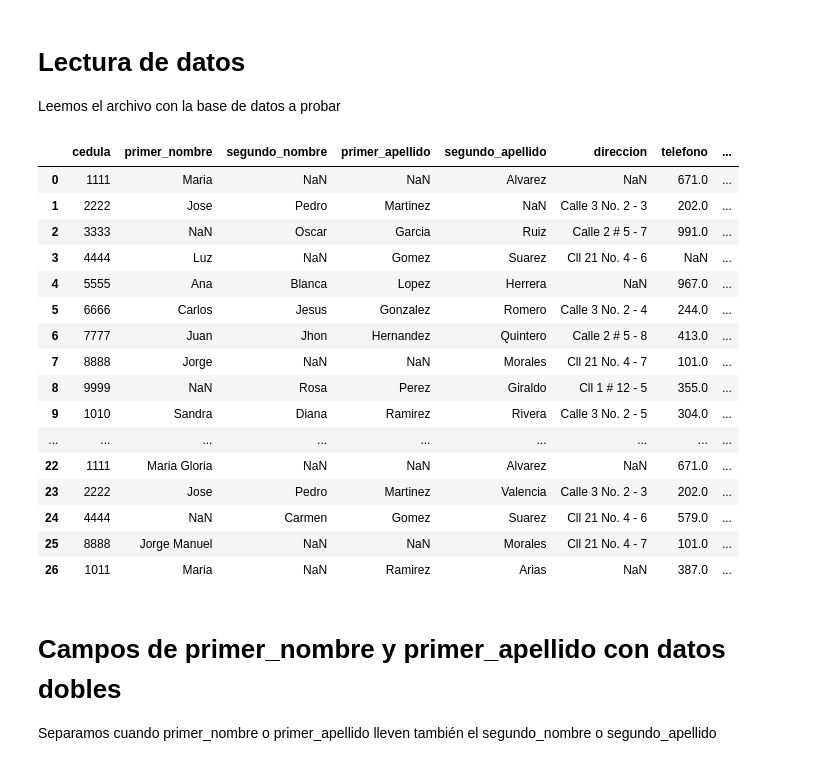
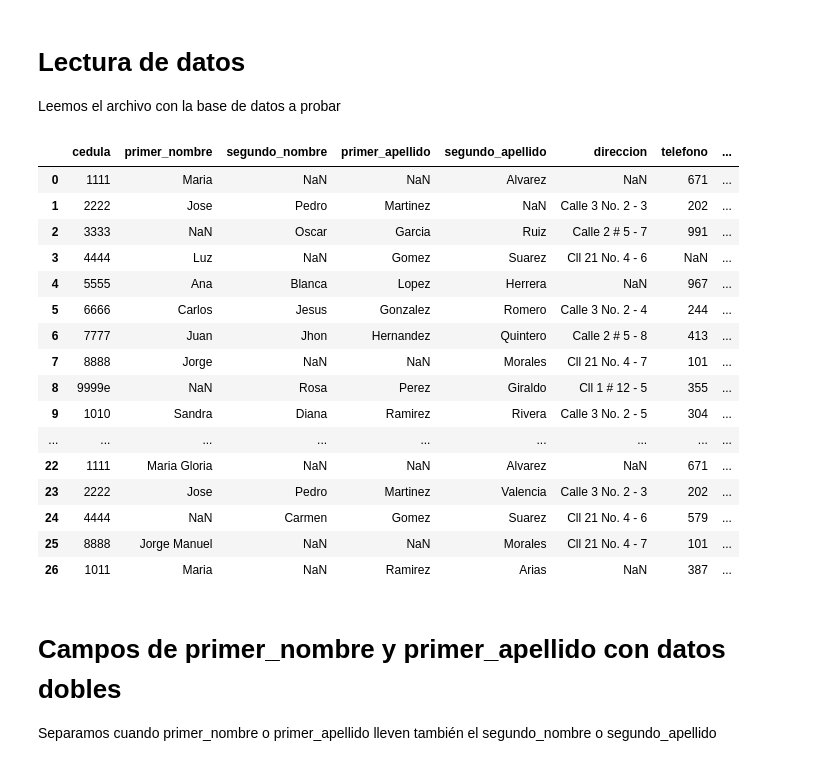
Before and after one commit to ARJ48/ingesoft2, a Jupyter notebook: limpieza_basica_duplicados_Python.ipynb, the cells around one changed output. Drawn from its saved outputs; the diff is of its cells as text; code cells hidden in the pictures.

```diff
--- a/limpieza_basica_duplicados_Python.ipynb
+++ b/limpieza_basica_duplicados_Python.ipynb
@@ -5,28 +6,35 @@ import numpy as np
 # %% [markdown]
 # Lectura de datos
 Leemos el archivo con la base de datos a probar
-# %%
-# Lectura de datos
-df = pd.read_csv("bd_pruebas.csv", delimiter=";")
-df
-# %% [output]
-|  | cedula | primer_nombre | segundo_nombre | primer_apellido | segundo_apellido | direccion | telefono | ... |
-| 0 | 1111 | Maria | NaN | NaN | Alvarez | NaN | 671.0 | ... |
-| 1 | 2222 | Jose | Pedro | Martinez | NaN | Calle 3 No. 2 - 3 | 202.0 | ... |
-| 2 | 3333 | NaN | Oscar | Garcia | Ruiz | Calle 2 # 5 - 7 | 991.0 | ... |
-| 3 | 4444 | Luz | NaN | Gomez | Suarez | Cll 21 No. 4 - 6 | NaN | ... |
-| 4 | 5555 | Ana | Blanca | Lopez | Herrera | NaN | 967.0 | ... |
-| 5 | 6666 | Carlos | Jesus | Gonzalez | Romero | Calle 3 No. 2 - 4 | 244.0 | ... |
-| 6 | 7777 | Juan | Jhon | Hernandez | Quintero | Calle 2 # 5 - 8 | 413.0 | ... |
-| 7 | 8888 | Jorge | NaN | NaN | Morales | Cll 21 No. 4 - 7 | 101.0 | ... |
-| 8 | 9999 | NaN | Rosa | Perez | Giraldo | Cll 1 # 12 - 5 | 355.0 | ... |
-| 9 | 1010 | Sandra | Diana | Ramirez | Rivera | Calle 3 No. 2 - 5 | 304.0 | ... |
-| ... | ... | ... | ... | ... | ... | ... | ... | ... |
-| 22 | 1111 | Maria Gloria | NaN | NaN | Alvarez | NaN | 671.0 | ... |
-| 23 | 2222 | Jose | Pedro | Martinez | Valencia | Calle 3 No. 2 - 3 | 202.0 | ... |
-| 24 | 4444 | NaN | Carmen | Gomez | Suarez | Cll 21 No. 4 - 6 | 579.0 | ... |
-| 25 | 8888 | Jorge Manuel | NaN | NaN | Morales | Cll 21 No. 4 - 7 | 101.0 | ... |
-| 26 | 1011 | Maria | NaN | Ramirez | Arias | NaN | 387.0 | ... |
+# %%
+# Lectura de datos
+df = pd.read_csv("bd_pruebas.csv", delimiter=";")
+
+# Convertimos el campo cedula y telefono como tipo string
+df['cedula'] = df['cedula'].astype('str')
+
+df['telefono'] = df["telefono"].apply(lambda x: f'{x:.0f}').astype('str')
+df['telefono'] = df['telefono'].replace({'nan': np.nan})
+
+df
+# %% [output]
+|  | cedula | primer_nombre | segundo_nombre | primer_apellido | segundo_apellido | direccion | telefono | ... |
+| 0 | 1111 | Maria | NaN | NaN | Alvarez | NaN | 671 | ... |
+| 1 | 2222 | Jose | Pedro | Martinez | NaN | Calle 3 No. 2 - 3 | 202 | ... |
+| 2 | 3333 | NaN | Oscar | Garcia | Ruiz | Calle 2 # 5 - 7 | 991 | ... |
+| 3 | 4444 | Luz | NaN | Gomez | Suarez | Cll 21 No. 4 - 6 | NaN | ... |
+| 4 | 5555 | Ana | Blanca | Lopez | Herrera | NaN | 967 | ... |
+| 5 | 6666 | Carlos | Jesus | Gonzalez | Romero | Calle 3 No. 2 - 4 | 244 | ... |
+| 6 | 7777 | Juan | Jhon | Hernandez | Quintero | Calle 2 # 5 - 8 | 413 | ... |
+| 7 | 8888 | Jorge | NaN | NaN | Morales | Cll 21 No. 4 - 7 | 101 | ... |
+| 8 | 9999e | NaN | Rosa | Perez | Giraldo | Cll 1 # 12 - 5 | 355 | ... |
+| 9 | 1010 | Sandra | Diana | Ramirez | Rivera | Calle 3 No. 2 - 5 | 304 | ... |
+| ... | ... | ... | ... | ... | ... | ... | ... | ... |
+| 22 | 1111 | Maria Gloria | NaN | NaN | Alvarez | NaN | 671 | ... |
+| 23 | 2222 | Jose | Pedro | Martinez | Valencia | Calle 3 No. 2 - 3 | 202 | ... |
+| 24 | 4444 | NaN | Carmen | Gomez | Suarez | Cll 21 No. 4 - 6 | 579 | ... |
+| 25 | 8888 | Jorge Manuel | NaN | NaN | Morales | Cll 21 No. 4 - 7 | 101 | ... |
+| 26 | 1011 | Maria | NaN | Ramirez | Arias | NaN | 387 | ... |
 # %% [markdown]
 # Campos de primer_nombre y primer_apellido con datos dobles
 Separamos cuando primer_nombre o primer_apellido lleven también el segundo_nombre o segundo_apellido
```
Also changed, not shown: parts of 10 cells of this notebook, 2 other files.
